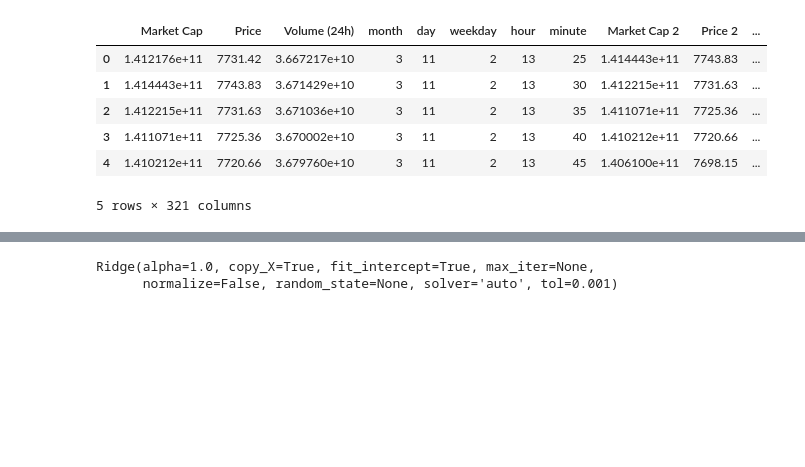
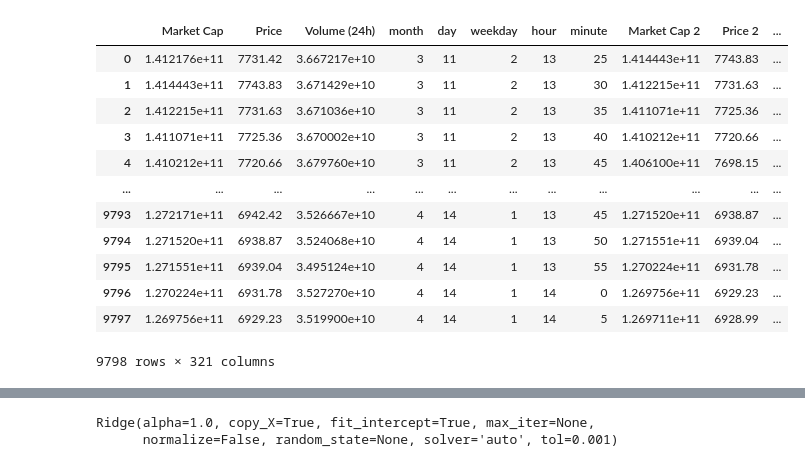
Before and after one commit to madjabal/MA_751_Project, a Jupyter notebook: main.ipynb, the cells around one changed output, grey strips where cells are left out. Cells and saved outputs as stored; diff of their text form; code cells hidden in the pictures; blank space fills up the shorter version.

```diff
--- a/main.ipynb
+++ b/main.ipynb
@@ -159,13 +163,19 @@ sdf = create_series(df, 'Price', mem)
 # %%
-sdf.head()
+sdf
 # %% [output]
 |  | Market Cap | Price | Volume (24h) | month | day | weekday | hour | minute | Market Cap 2 | Price 2 | ... |
 | 0 | 1.412176e+11 | 7731.42 | 3.667217e+10 | 3 | 11 | 2 | 13 | 25 | 1.414443e+11 | 7743.83 | ... |
 | 1 | 1.414443e+11 | 7743.83 | 3.671429e+10 | 3 | 11 | 2 | 13 | 30 | 1.412215e+11 | 7731.63 | ... |
 | 2 | 1.412215e+11 | 7731.63 | 3.671036e+10 | 3 | 11 | 2 | 13 | 35 | 1.411071e+11 | 7725.36 | ... |
 | 3 | 1.411071e+11 | 7725.36 | 3.670002e+10 | 3 | 11 | 2 | 13 | 40 | 1.410212e+11 | 7720.66 | ... |
 | 4 | 1.410212e+11 | 7720.66 | 3.679760e+10 | 3 | 11 | 2 | 13 | 45 | 1.406100e+11 | 7698.15 | ... |
+| ... | ... | ... | ... | ... | ... | ... | ... | ... | ... | ... | ... |
+| 9793 | 1.272171e+11 | 6942.42 | 3.526667e+10 | 4 | 14 | 1 | 13 | 45 | 1.271520e+11 | 6938.87 | ... |
+| 9794 | 1.271520e+11 | 6938.87 | 3.524068e+10 | 4 | 14 | 1 | 13 | 50 | 1.271551e+11 | 6939.04 | ... |
+| 9795 | 1.271551e+11 | 6939.04 | 3.495124e+10 | 4 | 14 | 1 | 13 | 55 | 1.270224e+11 | 6931.78 | ... |
+| 9796 | 1.270224e+11 | 6931.78 | 3.527270e+10 | 4 | 14 | 1 | 14 | 0 | 1.269756e+11 | 6929.23 | ... |
+| 9797 | 1.269756e+11 | 6929.23 | 3.519900e+10 | 4 | 14 | 1 | 14 | 5 | 1.269711e+11 | 6928.99 | ... |
-5 rows × 321 columns
+9798 rows × 321 columns
 # %%
 # Now we need to standardize our data:
 from sklearn.preprocessing import StandardScaler
```
Also changed, not shown: parts of 2 cells of this notebook.
